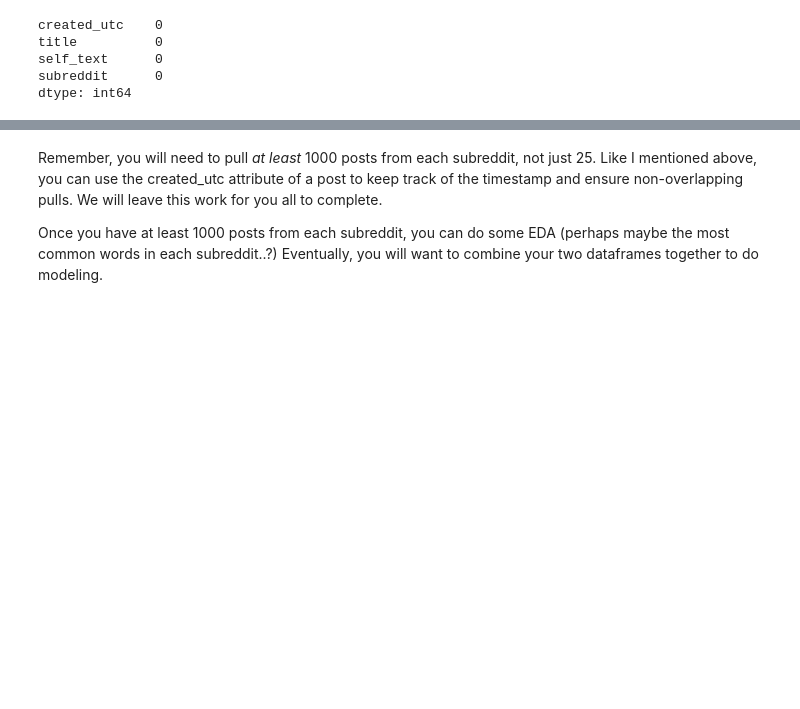
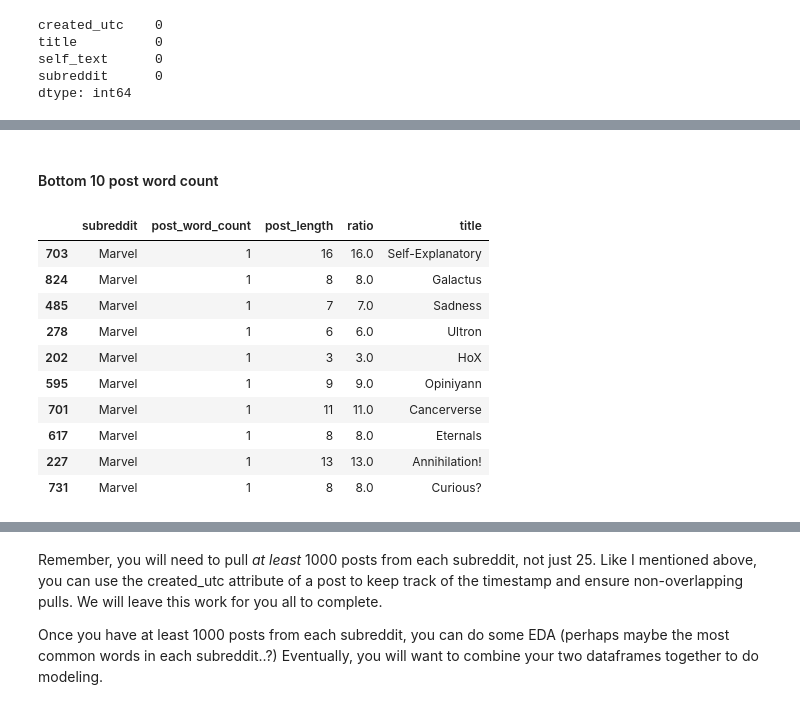
Before and after one commit to suli1524/Marvel_vs._DC, a Jupyter notebook: Reddit-PRAW-tutorial-Copy1.ipynb, the cells around one changed output, grey strips where cells are left out. Cells and saved outputs as stored; diff of their text form; code cells hidden in the pictures; blank space fills up the shorter version.

```diff
--- a/Reddit-PRAW-tutorial-Copy1.ipynb
+++ b/Reddit-PRAW-tutorial-Copy1.ipynb
@@ -170,0 +338,17 @@ dc_cinematic = dc_cinematic.to_csv('dc_cinematic_post.csv',index=False)
+# %% [markdown]
+#### Bottom 10 post word count
+# %%
+# top 10 shortest marvel_post
+marvel.sort_values(by='post_word_count', ascending=True)[['subreddit','post_word_count','post_length','ratio','title']].head(10)
+# %% [output]
+|  | subreddit | post_word_count | post_length | ratio | title |
+| 703 | Marvel | 1 | 16 | 16.0 | Self-Explanatory |
+| 824 | Marvel | 1 | 8 | 8.0 | Galactus |
+| 485 | Marvel | 1 | 7 | 7.0 | Sadness |
+| 278 | Marvel | 1 | 6 | 6.0 | Ultron |
+| 202 | Marvel | 1 | 3 | 3.0 | HoX |
+| 595 | Marvel | 1 | 9 | 9.0 | Opiniyann |
+| 701 | Marvel | 1 | 11 | 11.0 | Cancerverse |
+| 617 | Marvel | 1 | 8 | 8.0 | Eternals |
+| 227 | Marvel | 1 | 13 | 13.0 | Annihilation! |
+| 731 | Marvel | 1 | 8 | 8.0 | Curious? |
```
Also changed, not shown: parts of 36 cells of this notebook, 2 other files.
